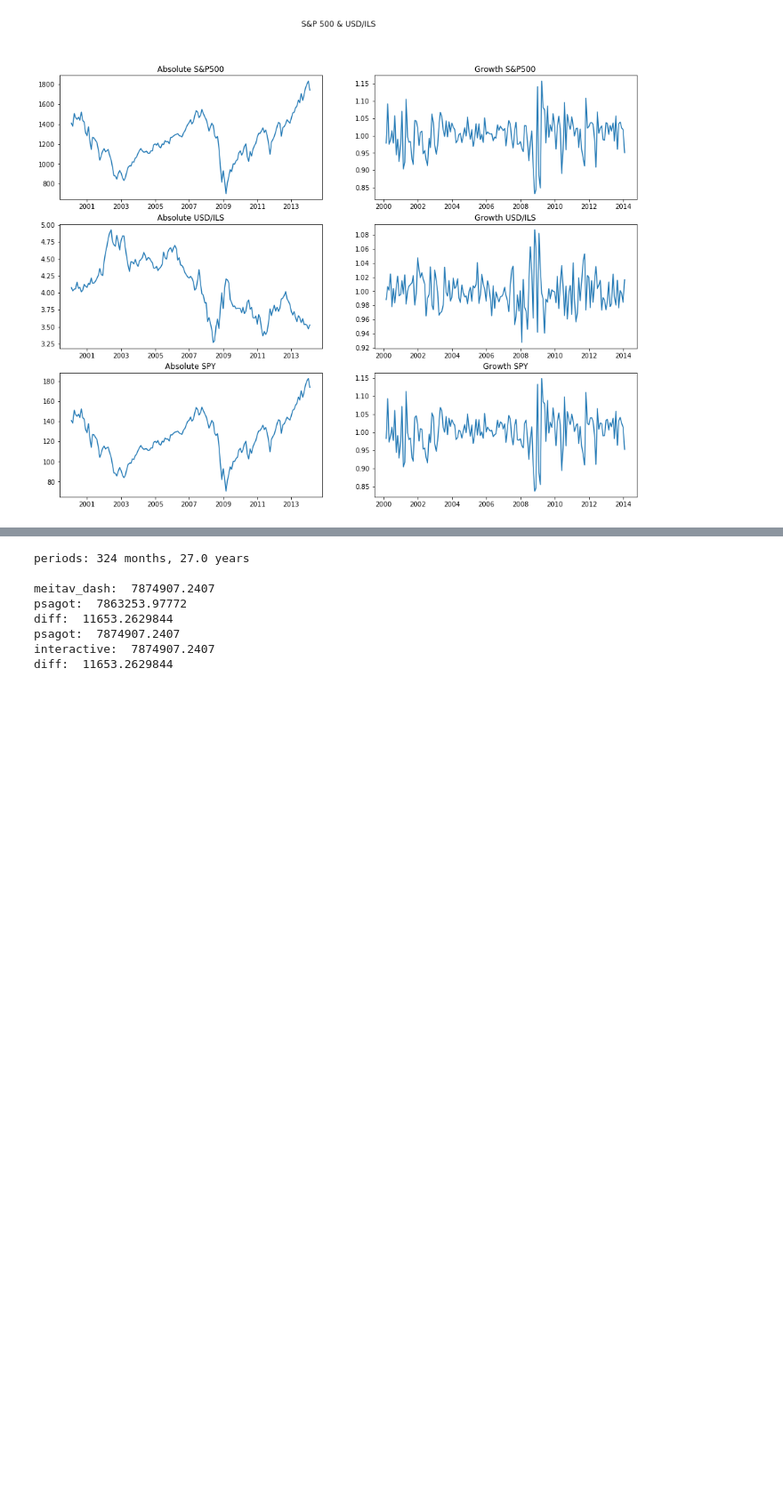
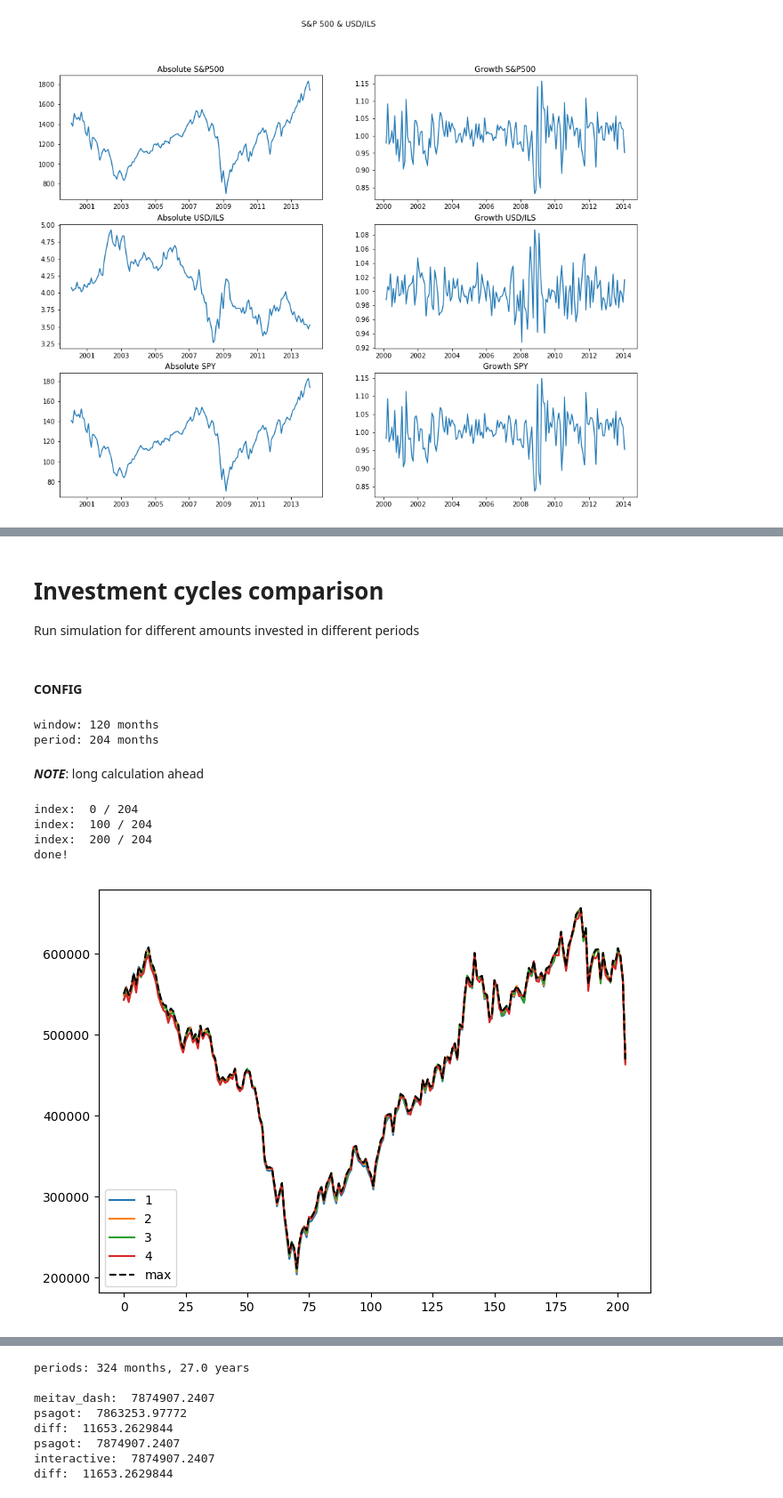
Before and after one commit to omri-kornblau/borker-comparison, a Jupyter notebook: Broker Comparison.ipynb, the cells around one changed output, grey strips where cells are left out. Shown at 89% size. Drawn from its saved outputs; the diff is of its cells as text; code cells hidden in the pictures; blank space fills up the shorter version.

Commit message:
Add comparison for cycles using a sliding window

```diff
--- a/Broker Comparison.ipynb
+++ b/Broker Comparison.ipynb
@@ -215,0 +259,79 @@ plt.show()
+# %% [markdown]
+# Investment cycles comparison
+Run simulation for different amounts invested in different periods
+# %% [markdown]
+#### CONFIG
+# %%
+window_period = 12 * 10
+
+start = (1993, 4, 1)
+end = (2020, 6, 1)
+
+simulation_period = (end[0] - start[0]) * 12 + (end[1] - start[1]) - 2 - window_period
+
+salaries = [500, 2000, 3000, 10000]
+cycles = [1,2,3,4]
+
+broker = psagot
+
+print("window:", window_period, "months")
+print("period:", simulation_period, "months")
+# %% [output]
+window: 120 months
+period: 204 months
+# %% [markdown]
+ ***NOTE***:  long calculation ahead
+# %%
+sp500_factors_df = get_monthly_factors(sp500_df, start, end)
+spy_factors_df = get_monthly_factors(spy_df, start, end)
+usdils_factors_df = get_monthly_factors(usdils_df, start, end)
+
+usdils_history_df = cut_by_dates(usdils_df, start, end)
+usdils_history_df = get_monthly(usdils_history_df)
+
+factors = np.array(spy_factors_df["Values"]) * np.array(usdils_factors_df["Values"])
+
+# TODO: remove the 2 in the end
+
+strategies_invested_money = get_strategies_invested_money(salaries, cycles, window_period)
+
+predicitions = []
+
+print_every = 10**math.floor(math.log10(test_length_months))
+
+for window_index in range(simulation_period):
+    window_factors = factors[window_index: window_index + window_period]
+    window_usdils_history = usdils_history_df[window_index: window_index + window_period]
+
+    if (window_index % print_every == 0): print("index: ", window_index, "/", simulation_period)
+
+    window_predictions = get_predictions_for_strategies(strategies_invested_money, window_factors, window_usdils_history, broker)
+
+    predicitions.append(window_predictions)
+
+print("done!")
+# %% [output]
+index:  0 / 204
+index:  100 / 204
+index:  200 / 204
+done!
+# %%
+prediction_for_graph = np.array(predicitions).transpose((1, 2, 0))
+max_by_cycle = np.max(prediction_for_graph, axis=1)
+
+np.max(prediction_for_graph, axis=1)
+
+salary_to_plot = 2
+
+fig = plt.figure(figsize=(8,6), dpi= 100, facecolor='w', edgecolor='k')
+
+for cycle_final_amounts in prediction_for_graph[salary_to_plot]:
+    plt.plot(cycle_final_amounts)
+
+plt.plot(max_by_cycle[salary_to_plot], 'k--')
+
+plt.legend(cycles + ["max"])
+
+plt.show()
+# %% [output]
+[figure, added]
```
Also changed, not shown: parts of 14 cells of this notebook.
